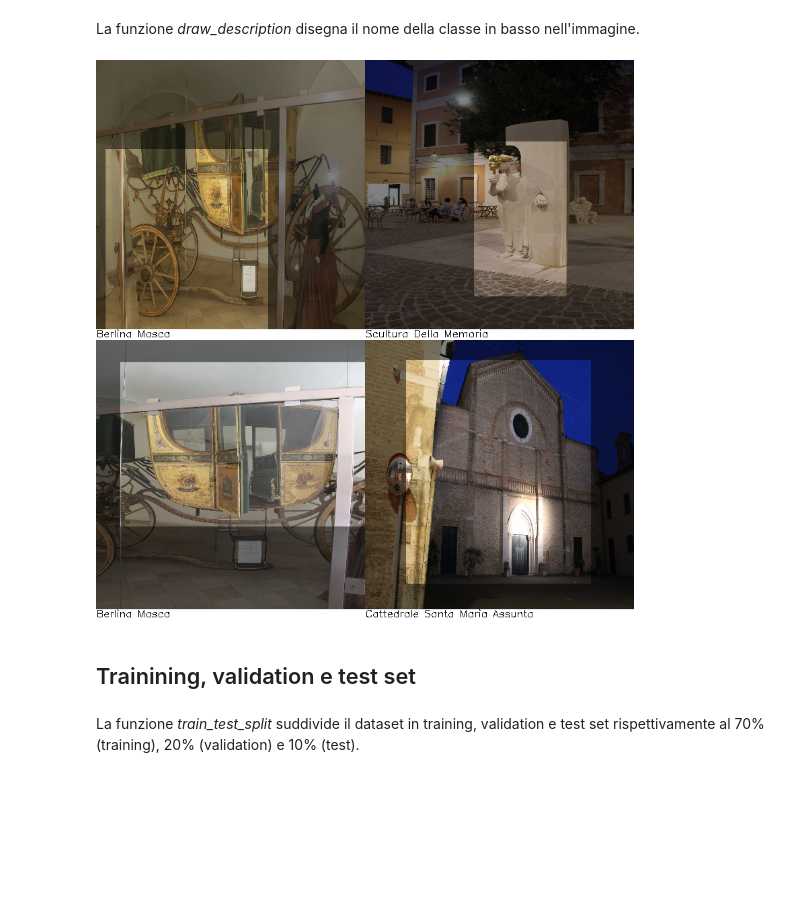
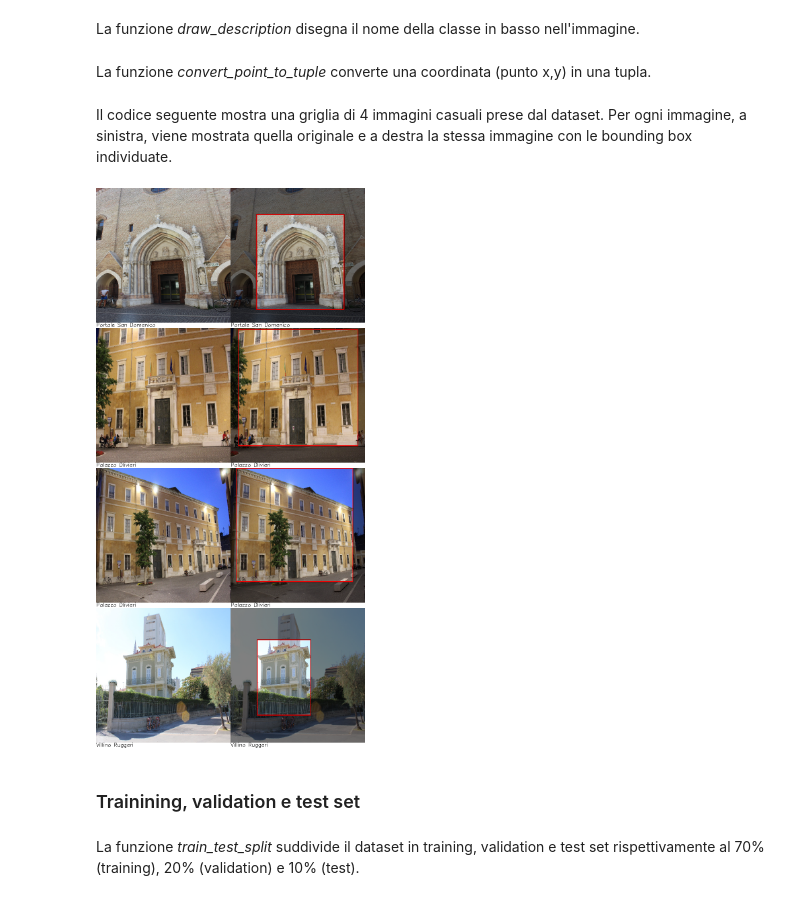
Before and after one commit to lollopagno/CulturalHeritage, a Jupyter notebook: notebook-jupyter/Faster_R_CNN.ipynb, the cells around one changed output. Cells and saved outputs as stored; diff of their text form; code cells hidden in the pictures; blank space fills up the shorter version.

Commit message:
Completed loaded dataset

```diff
--- a/notebook-jupyter/Faster_R_CNN.ipynb
+++ b/notebook-jupyter/Faster_R_CNN.ipynb
@@ -96,7 +218,8 @@ Caricamento del dataset.
 # %%
 dataset = []
 num_imgs = 0
-num_annotation = 0
+num_annotations = 0
+total_labels = []
 
 print("Caricamento dataset in corso ...\n\n")
 
@@ -105,10 +228,16 @@ for index, dir in enumerate(dirs):
 
   name_class = split_directory(dir)
 
-  class_label = DatasetCulturalHeritage(name_class, dir, path)
-  num_imgs += len(class_label.img_list)
-  num_annotation += len(class_label.mask_list)
+  class_label = DatasetCulturalHeritage(name_class, dir, path)  # TODO valutare la trasformazione
+  _num_imgs, _num_annotations = class_label.length()
+
+  num_imgs += _num_imgs
+  num_annotations += _num_annotations
+  total_labels.append(name_class)
+
   dataset.append(class_label)
+
+print("Caricamento terminato.")
 # %% [output]
 Caricamento dataset in corso ...
 
@@ -213,10 +346,18 @@ def draw_description(img, text):
     return img
+# %% [markdown]
+La funzione *convert_point_to_tuple* converte una coordinata (punto x,y) in una tupla.
+# %%
+def convert_point_to_tuple(point):
+    x, y = point
+    return (x,y)
+# %% [markdown]
+Il codice seguente mostra una griglia di 4 immagini casuali prese dal dataset. Per ogni immagine, a sinistra, viene mostrata quella originale e a destra la stessa immagine con le bounding box individuate.
 # %%
-# TODO fix show images
-labels_to_show = []
-bounding_box_list = []
-imgs_list = []
-title_images_list = []
+labels_to_show = []       # Labels of the images to show
+bounding_box_list = []    # List of the boudning boxes drawed.
+imgs_read_list = []       # List of the images read (no trasformations)
+imgs_list = []            # List of the images trasformated (with bouding boxes)
+title_images_list = []    # Label formattated.
 
 labels_to_show.append(random.randint(0, len(dirs) - 1))
 labels_to_show.append(random.randint(0, len(dirs) - 1))
@@ -231,58 +372,57 @@ for i in range(0, 4):
     class_label = dataset[index_label]
 
     imgs = class_label.img_list
-    annotations = class_label.mask_list
+    annotations = class_label.annotation_list
     label = class_label.label_ds
 
     index_img = random.randint(0, len(imgs) - 1)
 
+    # Parse xml
     tree = ET.parse(annotations[index_img])
     root = tree.getroot()
 
-    # Get all bounding boxes
-    j = 6
-    while True:
-        try:
-            object = root[j]
-            box = object[4]
-            x_min, y_min, x_max, y_max = int(box[0].text), int(box[1].text), int(box[2].text), int(box[3].text)
-            bounding_box_list.append([[x_min - 1, y_min - 1], [x_max - 1, y_max - 1]])
-            j += 1
-        except:
-            break
+    # Get bounding boxes
+    bounding_box_list = get_bounding_boxes(annotations[index_img])
 
-    # Read the image
+    # Image
     img_read = cv.imread(imgs[index_img])
+    img_read = cv.cvtColor(img_read, cv2.COLOR_RGB2BGR)
+
+    img_original = cv.resize(img_read, (400,400))
+    imgs_read_list.append(img_original)
 
     # Mask
     mask = np.zeros_like(img_read[:, :, 0])
 
     for j, box in enumerate(bounding_box_list):
+        # Draw rectangle
+        cv.rectangle(img_read, convert_point_to_tuple(box[0]), convert_point_to_tuple(box[1]), (0, 0, 255), 5)
 
-        cv.rectangle(img_read, box[0], box[1], 125, 5) # TODO fix color
-        polygon = np.array([[bounding_box_list[j][0]], [[bounding_box_list[j][1][0], bounding_box_list[j][0][1]]],
-                            [bounding_box_list[j][1]], [[bounding_box_list[j][0][0], bounding_box_list[j][1][1]]]])
+        polygon = np.array([[bounding_box_list[j][0]], [[bounding_box_list[j][1][0],
+                            bounding_box_list[j][0][1]]], [bounding_box_list[j][1]],
+                            [[bounding_box_list[j][0][0], bounding_box_list[j][1][1]]]])
+
         cv.fillConvexPoly(mask, polygon, 1)
 
     # Get polygon
     img = cv.bitwise_and(img_read, img_read, mask=mask)
     img = cv.addWeighted(img_read.copy(), alpha, img, 1 - alpha, 0)
     img = cv.resize(img, (400, 400))
     imgs_list.append(img)
 
     title_images_list.append(class_label.label_name)
 
 
-imgs_stack = stack_images(1, ([draw_description(imgs_list[0], title_images_list[0]),
-                               draw_description(imgs_list[1], title_images_list[1])],
-                              [draw_description(imgs_list[2], title_images_list[2]),
-                               draw_description(imgs_list[3], title_images_list[3])]))
+imgs_stack = stack_images(1, ([draw_description(imgs_read_list[0], title_images_list[0]), draw_description(imgs_list[0], title_images_list[0])],
+                              [draw_description(imgs_read_list[1], title_images_list[1]), draw_description(imgs_list[1], title_images_list[1])],
+                              [draw_description(imgs_read_list[2], title_images_list[2]), draw_description(imgs_list[2], title_images_list[2])],
+                              [draw_description(imgs_read_list[3], title_images_list[3]), draw_description(imgs_list[3], title_images_list[3])]))
 
 cv2_imshow(imgs_stack)
 # %% [output]
-[figure, old version]
+[figure, new version]
 # %% [markdown]
-## Trainining, validation e test set
+### Trainining, validation e test set
 # %% [markdown]
 La funzione *train_test_split* suddivide il dataset in training, validation e test set rispettivamente al 70% (training), 20% (validation) e 10% (test).
 # %%
```
Also changed, not shown: parts of 32 cells of this notebook.
